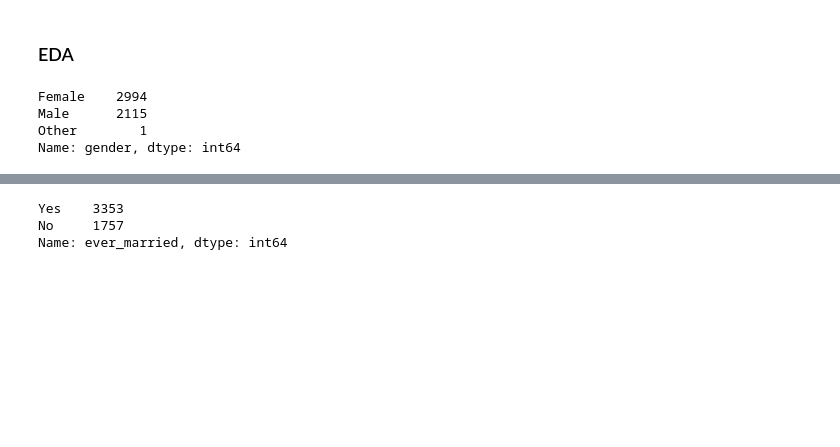
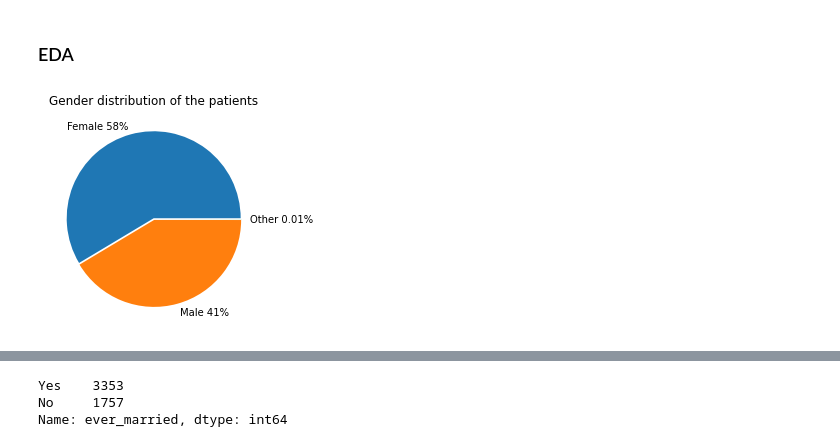
Before and after one commit to x6zeng/cogs118b_final_proj, a Jupyter notebook: stroke_prediction.ipynb, the cells around one changed output, grey strips where cells are left out. Drawn from its saved outputs; the diff is of its cells as text; code cells hidden in the pictures; blank space fills up the shorter version.

```diff
--- a/stroke_prediction.ipynb
+++ b/stroke_prediction.ipynb
@@ -34,10 +34,12 @@ data
 # %% [markdown]
 ### EDA
 # %%
-data.gender.value_counts(dropna=False)
+data.gender.value_counts(normalize=True)
+y = np.array([2994, 2115, 1])
+mylabels = ["Female 58%", "Male 41%", "Other 0.01%"]
+plt.pie(y, labels = mylabels, explode=[0.01, 0.01, 0.01])
+plt.title("Gender distribution of the patients")
+plt.show()
 # %% [output]
-Female    2994
-Male      2115
-Other        1
-Name: gender, dtype: int64
+[figure, added]
 # %%
```
Also changed, not shown: parts of 13 cells of this notebook, 1 other file.
